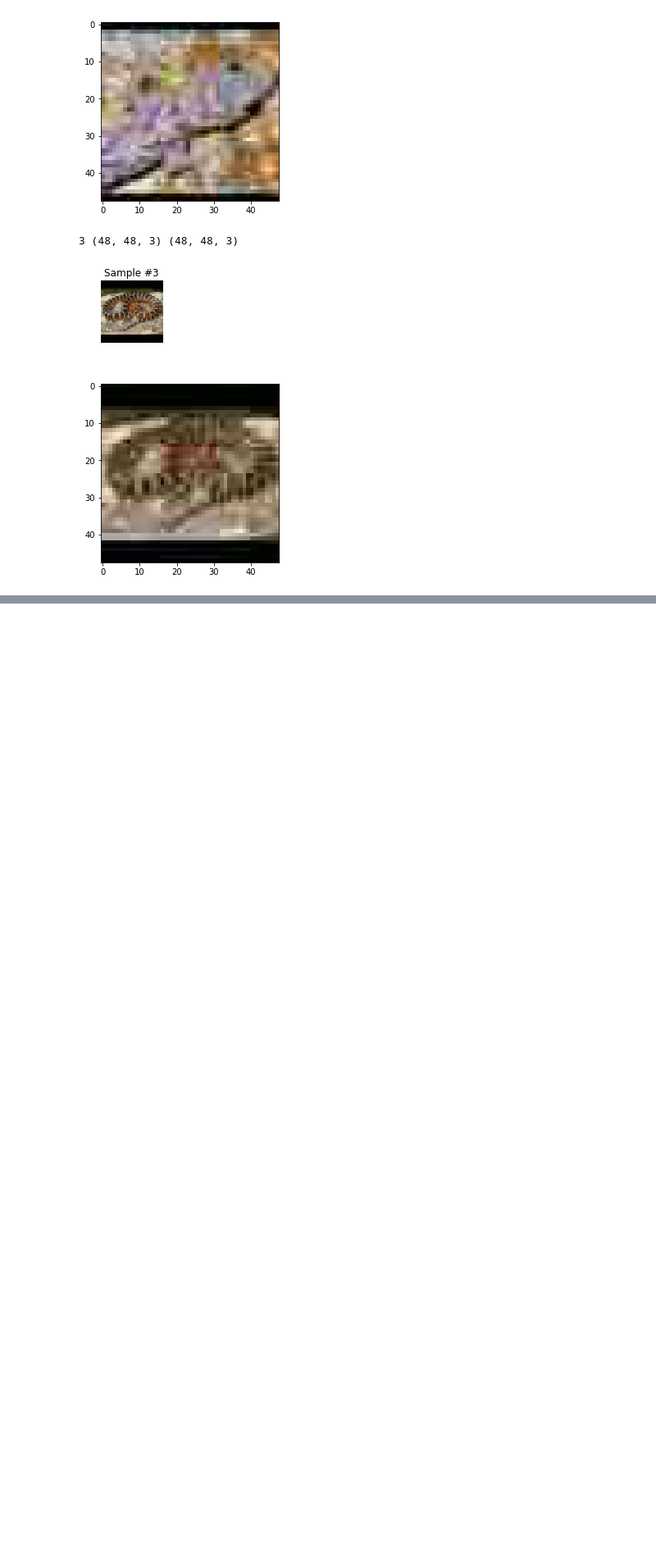
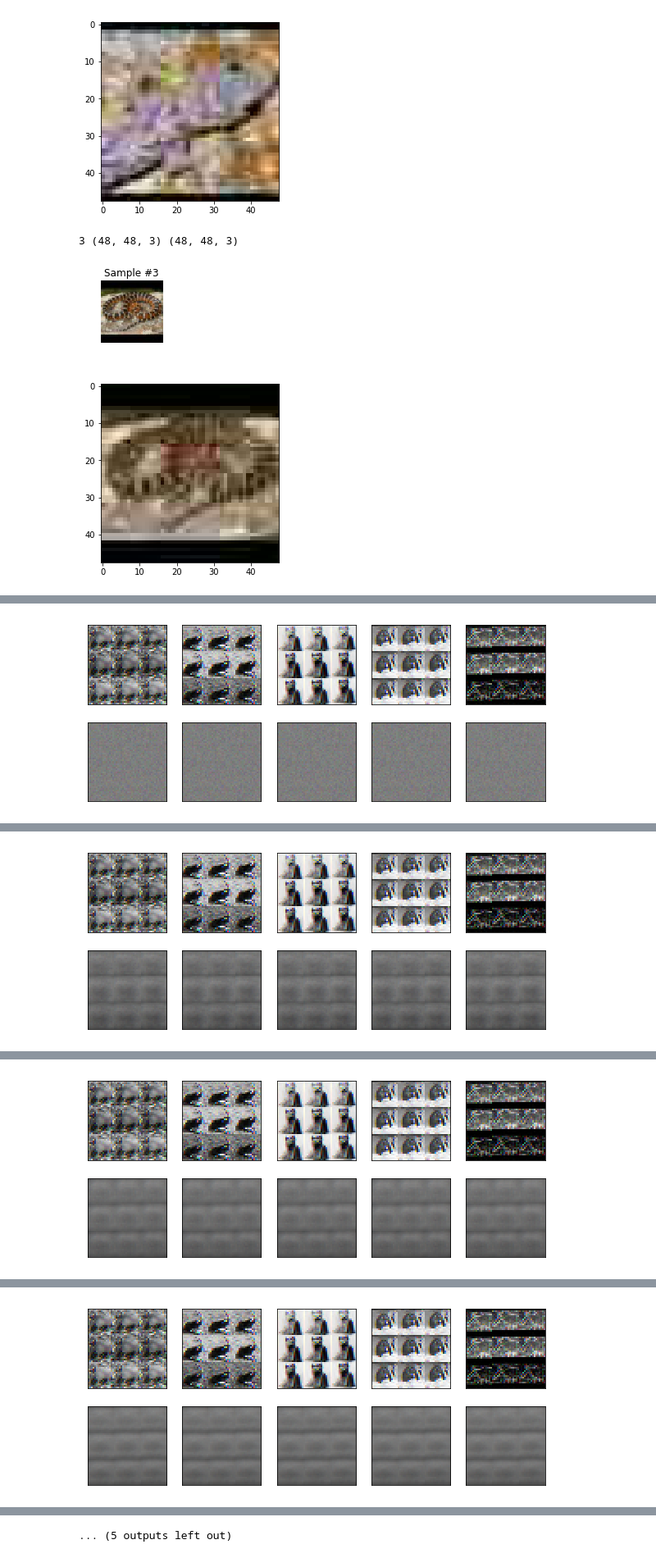
Before and after one commit to M1F1/nn2019, a Jupyter notebook: 3_kaggle_denoising/main.ipynb, the cells around one changed output, grey strips where cells are left out. Shown at 82% size. Drawn from its saved outputs; the diff is of its cells as text; code cells hidden in the pictures; blank space fills up the shorter version.

Commit message:
training loop

```diff
--- a/3_kaggle_denoising/main.ipynb
+++ b/3_kaggle_denoising/main.ipynb
@@ -56,7 +110,8 @@ data_path = os.path.join(os.getcwd(), 'data')
 train_dataset = DenoisingDataset(data_path,
                                  transform=transforms.Compose([
                                      torchvision.transforms.ToTensor(),
-                                     torchvision.transforms.Lambda(lambda x: x.flatten())
+#                                      torchvision.transforms.Lambda(lambda x: x.flatten())
                                 ]))
-
+batch_size = 32
 train_loader = torch.utils.data.DataLoader(dataset=train_dataset, batch_size=batch_size, shuffle=True)
+print(next(iter(train_loader))[0].shape)
@@ -107,14 +168,14 @@ train_loader = torch.utils.data.DataLoader(dataset=train_dataset, batch_size=bat
 # %%
 class AutoEncoder(torch.nn.Module):
 
-    def __init__(self, latent_dim, image_size):
+    def __init__(self, latent_dim, image_size, channel_num):
 
         super(AutoEncoder, self).__init__()
 
         self.latent_dim = latent_dim
 
         self.encoder = nn.Sequential(
-            nn.Linear(image_size, 128),
+            nn.Linear( channel_num * image_size * image_size, 128),
             nn.Tanh(),
             nn.Linear(128, 64),
             nn.Tanh(),
@@ -130,7 +191,7 @@ class AutoEncoder(torch.nn.Module):
             nn.Tanh(),
             nn.Linear(64, 128),
             nn.Tanh(),
-            nn.Linear(128, image_size),
+            nn.Linear(128, image_size * image_size * channel_num),
             nn.Sigmoid()
           )
 
@@ -151,28 +212,32 @@ lr = 0.005
 n_plots = 5
 
 # prepare original data for plotting
-view_data = train_data.train_dataset[:n_plots].view(-1, 48*48).type(torch.FloatTensor) / 255.
+view_data = train_dataset.get_train_data(n_plots)#.type(torch.FloatTensor)# / 255.
 
-autoencoder = AutoEncoder(latent_dim=3)
+autoencoder = AutoEncoder(latent_dim=3, image_size=48, channel_num=3)
 
 optimizer = torch.optim.Adam(autoencoder.parameters(), lr=lr)
 loss_func = loss = nn.MSELoss()
 
 
 for epoch in range(epochs):
-    for step, (x, y) in enumerate(train_loader):
-
+    for step, (x, y) in tqdm.tqdm(enumerate(train_loader)):
+        x = x.view(-1, 3 * 48 * 48)
+#         print(x.shape)
         encoded, decoded = autoencoder(x)
-
-        loss = loss_func(decoded, x)
+        y = y.view(-1, 3 * 48 * 48)
+        loss = loss_func(decoded, y)
         optimizer.zero_grad()   # clear gradients for this training step
         loss.backward()         # backpropagation, compute gradients
         optimizer.step()        # apply gradients
 
-        if step % 500 == 0 and epoch in [0, 5, epochs - 1]:
+        if step % 100 == 0 and epoch in [0, 5, epochs - 1]:
             print('Epoch: ', epoch, '| train loss: %.4f' % loss.data.item())
 
             # plotting decoded image (second row)
-            _, decoded_data = autoencoder(view_data)
 
-            plot_digits(view_data, decoded_data)
+            data_in = view_data.view(-1, 3 * 48 * 48)
+            _, decoded_data = autoencoder(data_in)
+
+            plot_digits(view_data, decoded_data, image_size=48)
+# %% [output]
@@ -178,0 +245 @@ for epoch in range(epochs):
+[figure, added]
@@ -178,0 +247 @@ for epoch in range(epochs):
+[figure, added]
@@ -178,0 +249 @@ for epoch in range(epochs):
+[figure, added]
@@ -178,0 +251 @@ for epoch in range(epochs):
+[figure, added]
@@ -179,3 +256,4 @@ for epoch in range(epochs):
+... (5 outputs left out)
 # %%
 test_dataset = DenoisingDataset(data_path,
                                 train=False,
```
Also changed, not shown: parts of 7 cells of this notebook.
